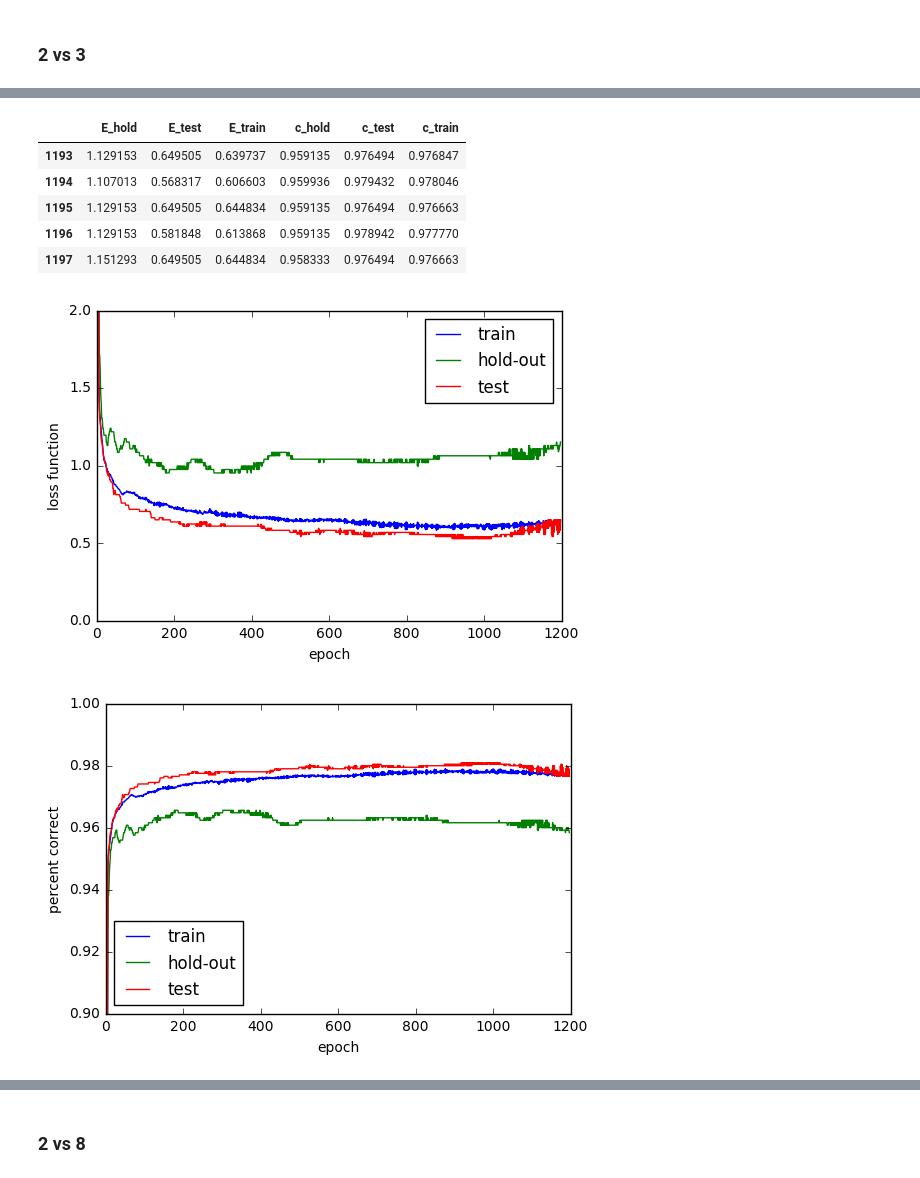
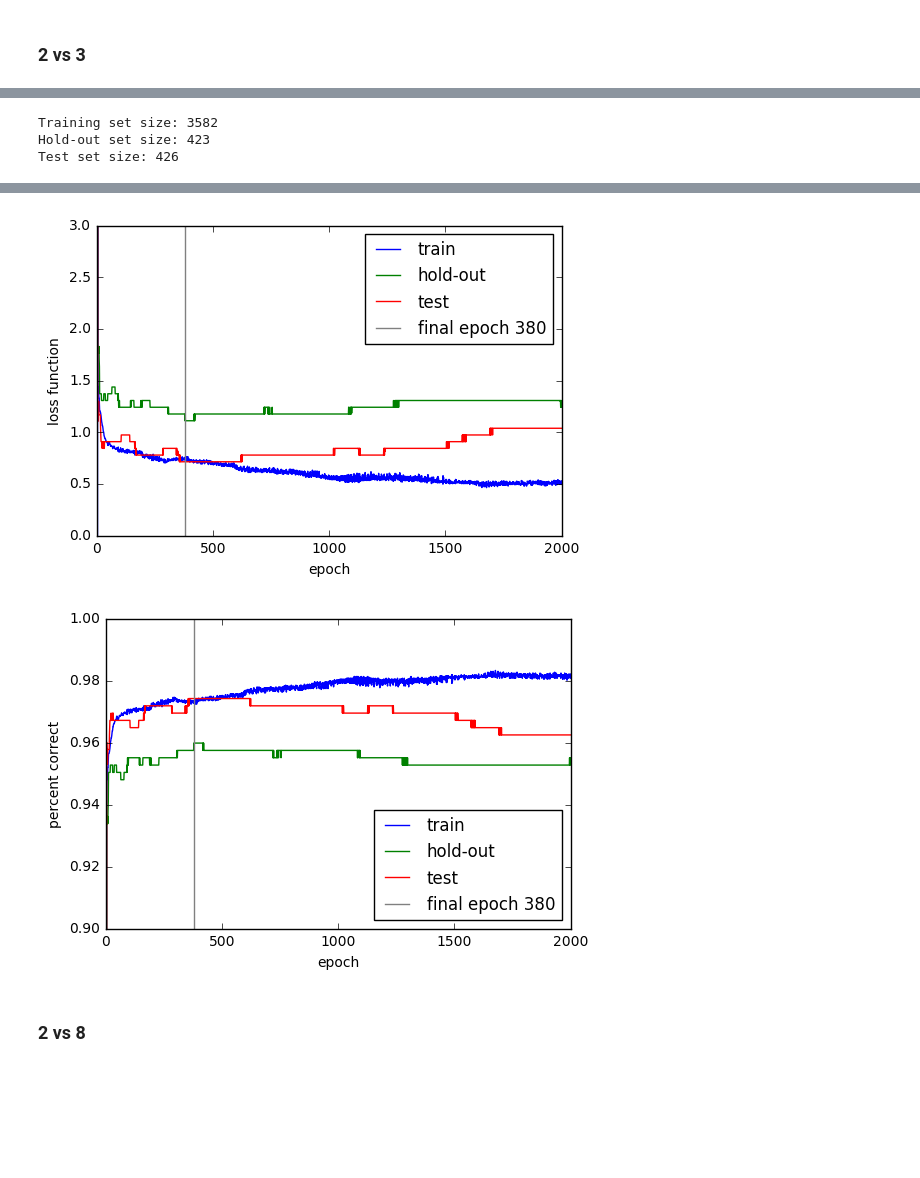
Before and after one commit to qobilidop/CSE-253-PA, a Jupyter notebook: 1/logistic.ipynb, the cells around one changed output, grey strips where cells are left out. Cells and saved outputs as stored; diff of their text form; code cells hidden in the pictures; blank space fills up the shorter version.

```diff
--- a/1/logistic.ipynb
+++ b/1/logistic.ipynb
@@ -57,2 +3,38 @@ from tools import train
+# %%
+%matplotlib inline
+import matplotlib.pyplot as plt
+
+from data import read_logistic_data_sets
+from nn import Logistic
+from tools import train
+
+def experiment(class_1, class_2, initial_rate, T,
+               epoch_min, epoch_max, early_stopping):
+
+    # Annealing
+    def rate(t):
+        return initial_rate / (1 + t / T)
+
+    dss = read_logistic_data_sets(class_1, class_2)
+    print('Training set size:', dss.train.size)
+    print('Hold-out set size:', dss.validation.size)
+    print('Test set size:', dss.test.size)
+    results = train(Logistic, dss, rate=rate,
+                    epoch_min=epoch_min, epoch_max=epoch_max,
+                    early_stopping=early_stopping)
+
+    label = '{}{}'.format(class_1, class_2)
+
+    results.plot_loss_function()
+    plt.savefig('figs/logistic_{}_E.pdf'.format(label))
+    plt.ylim(0, 3)
+    plt.savefig('figs/logistic_{}_E_zoom.pdf'.format(label))
+    plt.plot()
+
+    results.plot_percent_correct()
+    plt.savefig('figs/logistic_{}_c.pdf'.format(label))
+    plt.ylim(0.9, 1)
+    plt.savefig('figs/logistic_{}_c_zoom.pdf'.format(label))
+    plt.plot()
 # %% [markdown]
 ### 2 vs 3
@@ -74,23 +41,8 @@ Wall time: 3min 8s
-# %%
-results.record.tail()
-# %% [output]
-|  | E_hold | E_test | E_train | c_hold | c_test | c_train |
-| 1193 | 1.129153 | 0.649505 | 0.639737 | 0.959135 | 0.976494 | 0.976847 |
-| 1194 | 1.107013 | 0.568317 | 0.606603 | 0.959936 | 0.979432 | 0.978046 |
-| 1195 | 1.129153 | 0.649505 | 0.644834 | 0.959135 | 0.976494 | 0.976663 |
-| 1196 | 1.129153 | 0.581848 | 0.613868 | 0.959135 | 0.978942 | 0.977770 |
-| 1197 | 1.151293 | 0.649505 | 0.644834 | 0.958333 | 0.976494 | 0.976663 |
-# %%
-results.plot_loss_function()
-plt.savefig('figs/logistic_23_E.pdf')
-plt.ylim(0, 2)
-plt.savefig('figs/logistic_23_E_zoom.pdf')
-# %% [output]
-[figure, removed]
-# %%
-results.plot_percent_correct()
-plt.savefig('figs/logistic_23_c.pdf')
-plt.ylim(0.9, 1)
-plt.savefig('figs/logistic_23_c_zoom.pdf')
-# %% [output]
-[figure, removed]
+# %%
+%%time
+experiment(2, 3, rate_0=1e-3, T=42,
+           epoch_min=500, epoch_max=2000, early_stopping=3)
+# %% [output]
+Training set size: 3582
+Hold-out set size: 423
+Test set size: 426
@@ -97,2 +51,4 @@ plt.savefig('figs/logistic_23_c_zoom.pdf')
+[figure, added]
+[figure, added]
 # %% [markdown]
 ### 2 vs 8
```
Also changed, not shown: parts of 15 cells of this notebook, 3 other files.
